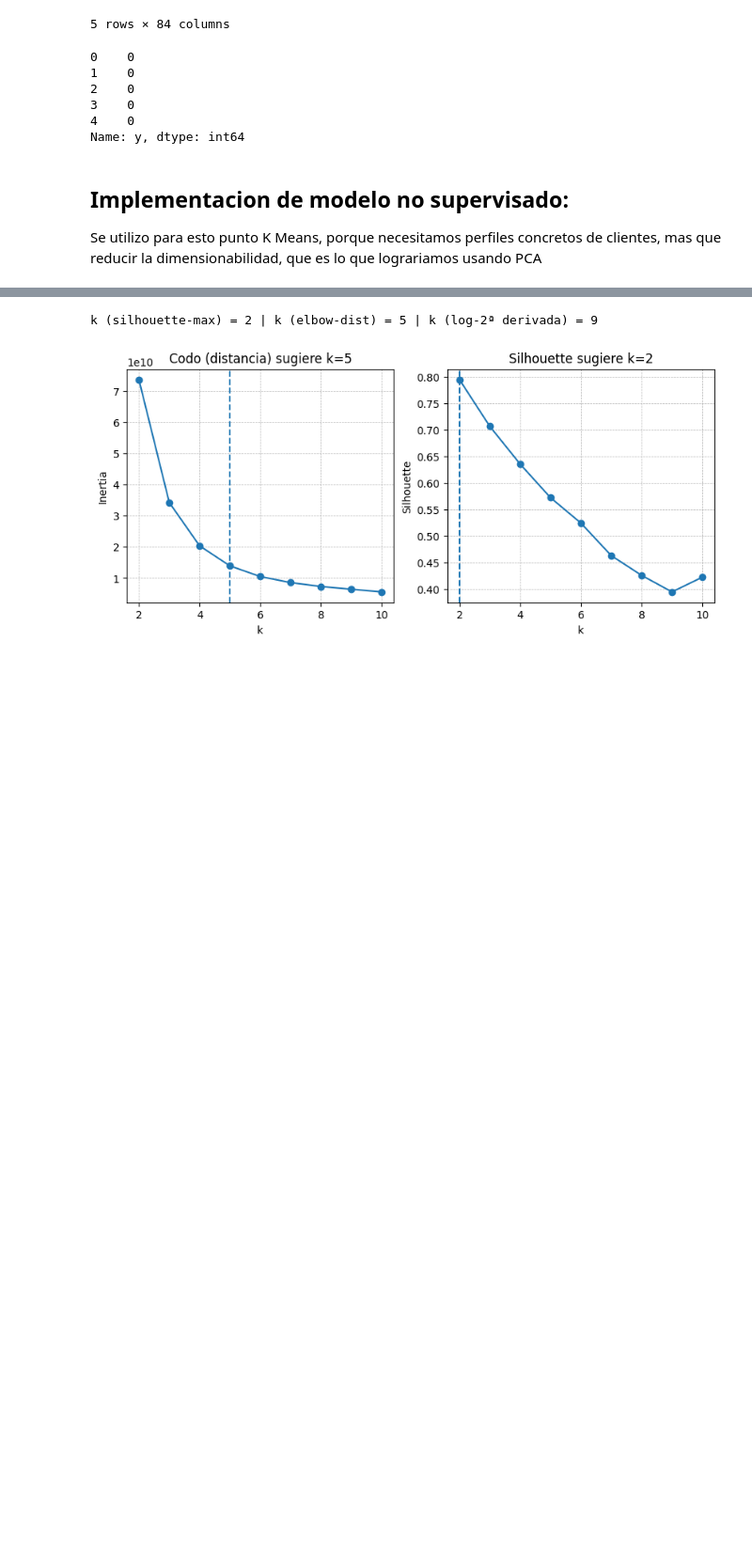
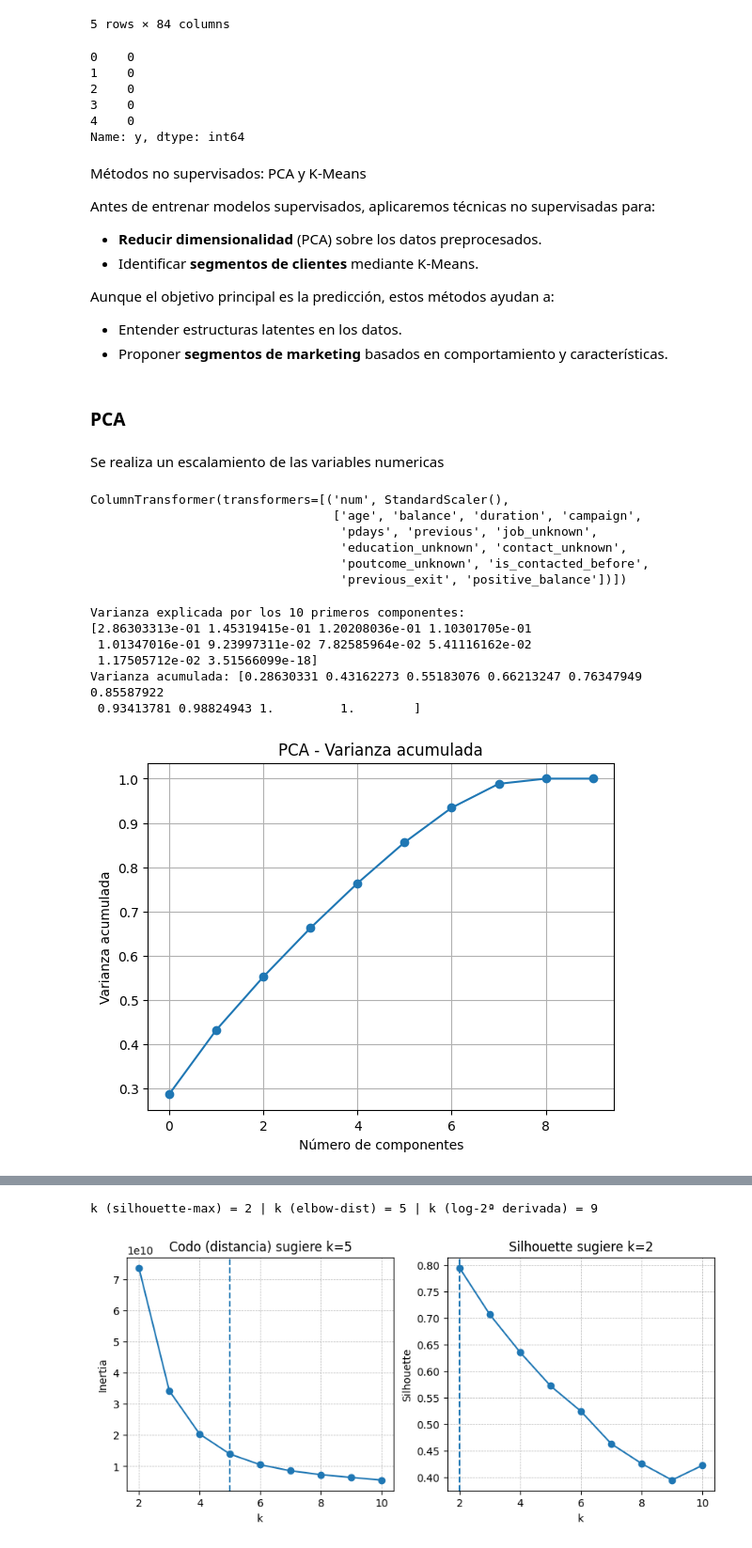
Before and after one commit to adrianespinoza1998/tarea_final_ml_marketing_bancario, a Jupyter notebook: notebooks/03_ml_model.ipynb, the cells around one changed output, grey strips where cells are left out. Shown: that part at 94% size. Saved outputs shown, nothing was run; the diff lists cells and outputs as text; code cells hidden in the pictures; blank space fills up the shorter version.

Commit message:
se importan modelos ml desde notebook proyecto a notebook 03

```diff
--- a/notebooks/03_ml_model.ipynb
+++ b/notebooks/03_ml_model.ipynb
@@ -50,5 +50,76 @@ Name: y, dtype: int64
 X_train, X_test, y_train, y_test = train_test_split(
     X, y, test_size=0.33, random_state=42)
 # %% [markdown]
-## Implementacion de modelo no supervisado:
-Se utilizo para esto punto K Means, porque necesitamos perfiles concretos de clientes, mas que reducir la dimensionabilidad, que es lo que lograriamos usando PCA
+Métodos no supervisados: PCA y K-Means
+
+Antes de entrenar modelos supervisados, aplicaremos técnicas no supervisadas para:
+
+- **Reducir dimensionalidad** (PCA) sobre los datos preprocesados.
+- Identificar **segmentos de clientes** mediante K-Means.
+
+Aunque el objetivo principal es la predicción, estos métodos ayudan a:
+
+- Entender estructuras latentes en los datos.
+- Proponer **segmentos de marketing** basados en comportamiento y características.
+# %% [markdown]
+### PCA
+# %% [markdown]
+Se realiza un escalamiento de las variables numericas
+# %%
+from sklearn.compose import ColumnTransformer
+from sklearn.discriminant_analysis import StandardScaler
+import numpy as np
+
+numeric_cols = X.select_dtypes(include=[np.number]).columns.tolist()
+
+numeric_transformer = StandardScaler()
+
+preprocessor = ColumnTransformer(
+    transformers=[
+        ('num', numeric_transformer, numeric_cols),
+    ]
+)
+
+preprocessor
+# %% [output]
+ColumnTransformer(transformers=[('num', StandardScaler(),
+                                 ['age', 'balance', 'duration', 'campaign',
+                                  'pdays', 'previous', 'job_unknown',
+                                  'education_unknown', 'contact_unknown',
+                                  'poutcome_unknown', 'is_contacted_before',
+                                  'previous_exit', 'positive_balance'])])
+# %%
+from sklearn.decomposition import PCA
+from sklearn.pipeline import Pipeline
+import matplotlib.pyplot as plt
+
+
+# Pipeline de PCA (solo para exploración, no para el modelo final necesariamente)
+pca = PCA(n_components=10, random_state=42)
+
+pca_pipeline = Pipeline(steps=[
+    ('preprocessor', preprocessor),
+    ('pca', pca)
+])
+
+pca_pipeline.fit(X_train)
+
+explained_variance = pca.explained_variance_ratio_
+print("Varianza explicada por los 10 primeros componentes:")
+print(explained_variance)
+print("Varianza acumulada:", np.cumsum(explained_variance))
+
+plt.plot(np.cumsum(explained_variance), marker='o')
+plt.xlabel("Número de componentes")
+plt.ylabel("Varianza acumulada")
+plt.title("PCA - Varianza acumulada")
+plt.grid(True)
+plt.show()
+# %% [output]
+Varianza explicada por los 10 primeros componentes:
+[2.86303313e-01 1.45319415e-01 1.20208036e-01 1.10301705e-01
+ 1.01347016e-01 9.23997311e-02 7.82585964e-02 5.41116162e-02
+ 1.17505712e-02 3.51566099e-18]
+Varianza acumulada: [0.28630331 0.43162273 0.55183076 0.66213247 0.76347949 0.85587922
+ 0.93413781 0.98824943 1.         1.        ]
+[figure, added]
```
Also changed, not shown: parts of 40 cells of this notebook, 1 other file.
